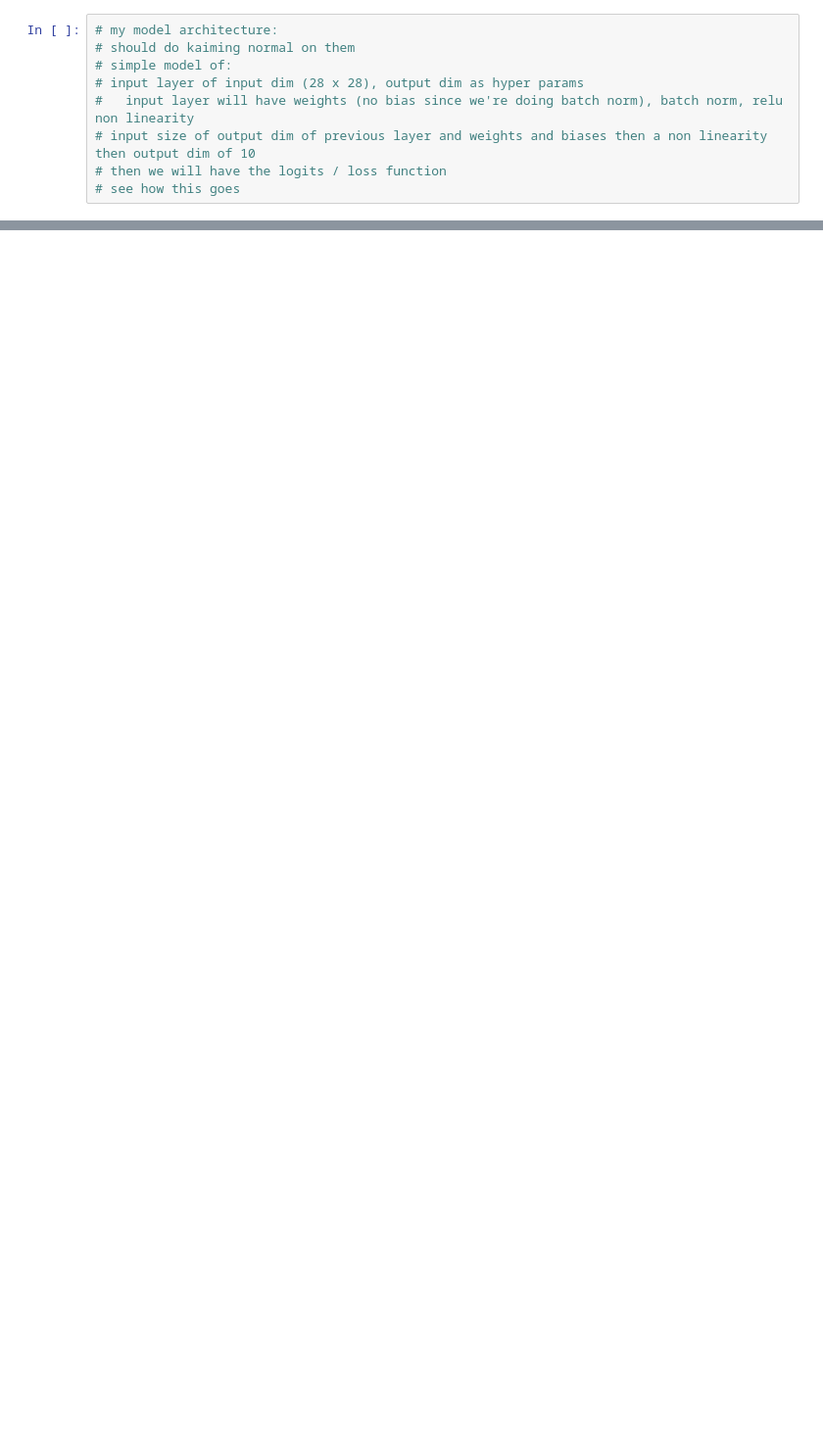
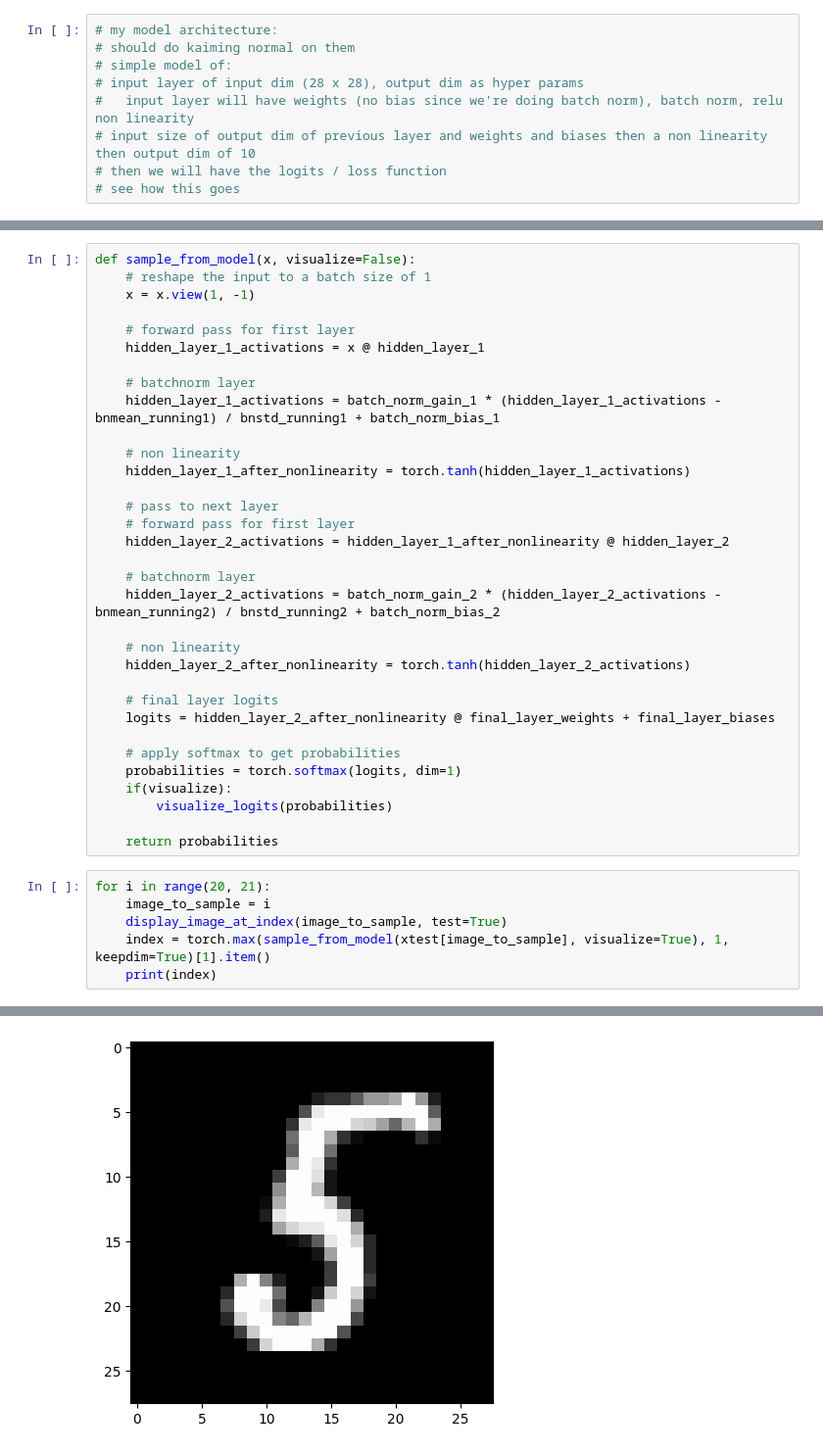
Before and after one commit to julianh65/mnist_learning, a Jupyter notebook: Untitled.ipynb, the cells around one changed output, grey strips where cells are left out. Shown at 98% size. Saved outputs shown, nothing was run; the diff lists cells and outputs as text; blank space fills up the shorter version.

```diff
--- a/Untitled.ipynb
+++ b/Untitled.ipynb
@@ -60,0 +219,40 @@ SyntaxError: invalid syntax (1885339506.py, line 7)
+# %%
+def sample_from_model(x, visualize=False):
+    # reshape the input to a batch size of 1
+    x = x.view(1, -1)
+
+    # forward pass for first layer
+    hidden_layer_1_activations = x @ hidden_layer_1
+
+    # batchnorm layer
+    hidden_layer_1_activations = batch_norm_gain_1 * (hidden_layer_1_activations - bnmean_running1) / bnstd_running1 + batch_norm_bias_1
+
+    # non linearity
+    hidden_layer_1_after_nonlinearity = torch.tanh(hidden_layer_1_activations)
+
+    # pass to next layer
+    # forward pass for first layer
+    hidden_layer_2_activations = hidden_layer_1_after_nonlinearity @ hidden_layer_2
+
+    # batchnorm layer
+    hidden_layer_2_activations = batch_norm_gain_2 * (hidden_layer_2_activations - bnmean_running2) / bnstd_running2 + batch_norm_bias_2
+
+    # non linearity
+    hidden_layer_2_after_nonlinearity = torch.tanh(hidden_layer_2_activations)
+
+    # final layer logits
+    logits = hidden_layer_2_after_nonlinearity @ final_layer_weights + final_layer_biases
+
+    # apply softmax to get probabilities
+    probabilities = torch.softmax(logits, dim=1)
+    if(visualize):
+        visualize_logits(probabilities)
+
+    return probabilities
+# %%
+for i in range(20, 21):
+    image_to_sample = i
+    display_image_at_index(image_to_sample, test=True)
+    index = torch.max(sample_from_model(xtest[image_to_sample], visualize=True), 1, keepdim=True)[1].item()
+    print(index)
+# %% [output]
@@ -60,0 +260 @@ SyntaxError: invalid syntax (1885339506.py, line 7)
+[figure, added]
```
Also changed, not shown: parts of 19 cells of this notebook, 2 other files.
